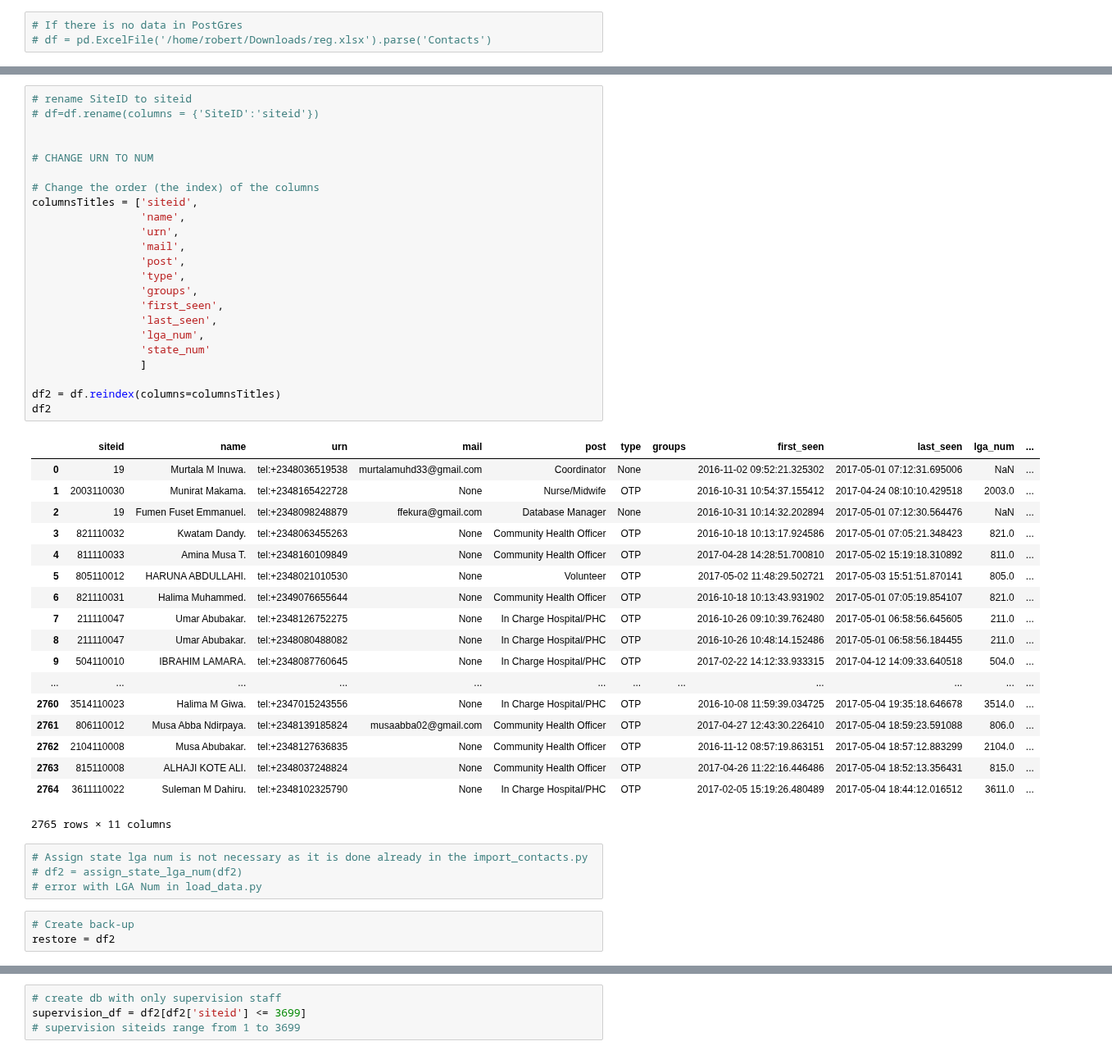
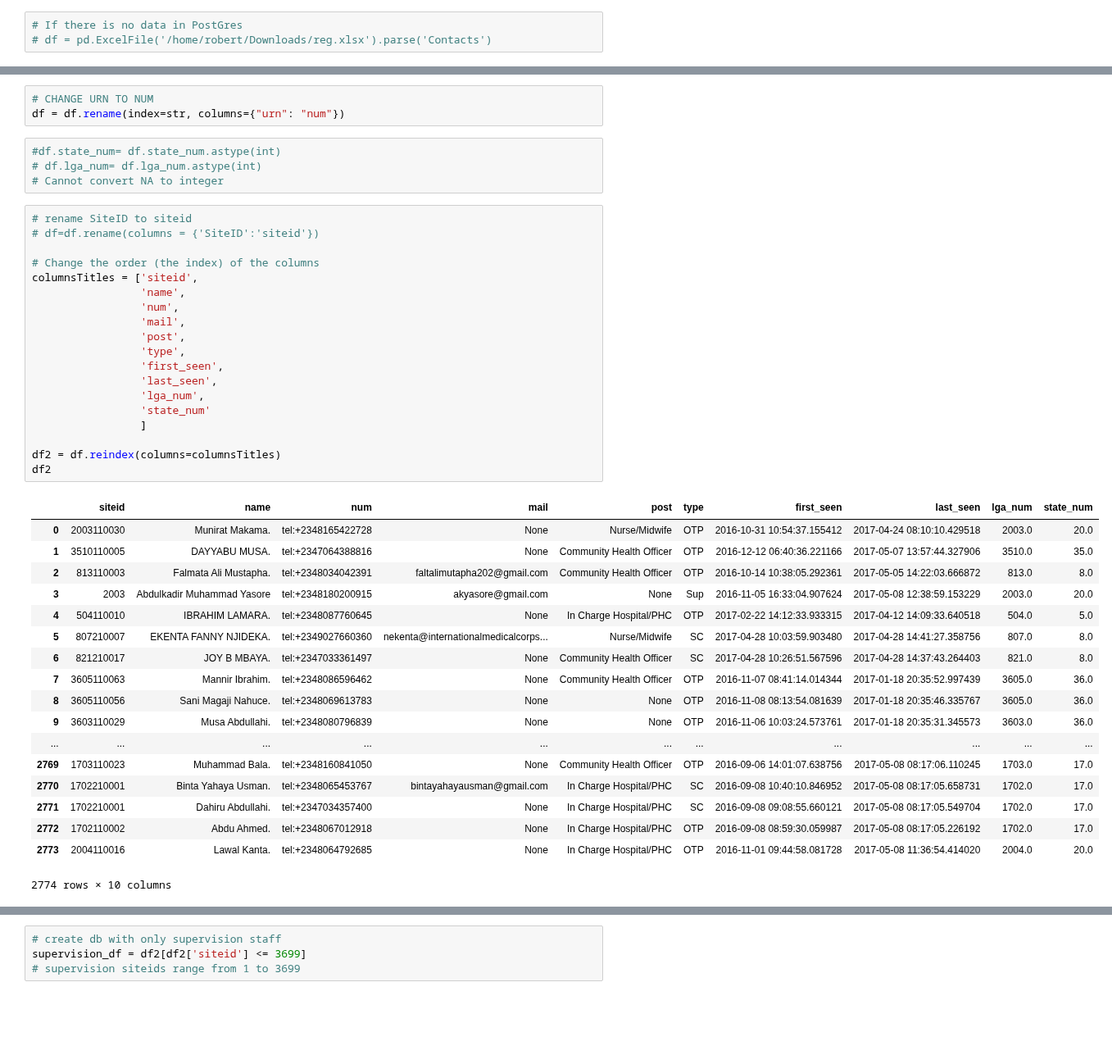
Before and after one commit to RobertJohnston/IMAM, a Jupyter notebook: IMAM Supervision database.ipynb, the cells around one changed output, grey strips where cells are left out. Shown at 82% size. Cells and saved outputs as stored; diff of their text form; blank space fills up the shorter version.

Commit message:
exporting IMAM supervision from import_contact.py

```diff
--- a/IMAM Supervision database.ipynb
+++ b/IMAM Supervision database.ipynb
@@ -77,49 +77,45 @@ rename_cols(df)
+# %%
+# CHANGE URN TO NUM
+df = df.rename(index=str, columns={"urn": "num"})
+# %%
+#df.state_num= df.state_num.astype(int)
+# df.lga_num= df.lga_num.astype(int)
+# Cannot convert NA to integer
 # %%
 # rename SiteID to siteid
 # df=df.rename(columns = {'SiteID':'siteid'})
 
-
-# CHANGE URN TO NUM
-
 # Change the order (the index) of the columns
 columnsTitles = ['siteid',
                  'name',
-                 'urn',
+                 'num',
                  'mail',
                  'post',
                  'type',
-                 'groups',
                  'first_seen',
                  'last_seen',
                  'lga_num',
                  'state_num'
                  ]
 
 df2 = df.reindex(columns=columnsTitles)
 df2
 # %% [output]
-|  | siteid | name | urn | mail | post | type | groups | first_seen | last_seen | lga_num | ... |
-| 0 | 19 | Murtala M Inuwa. | tel:+2348036519538 | murtalamuhd33@gmail.com | Coordinator | None |  | 2016-11-02 09:52:21.325302 | 2017-05-01 07:12:31.695006 | NaN | ... |
-| 1 | 2003110030 | Munirat Makama. | tel:+2348165422728 | None | Nurse/Midwife | OTP |  | 2016-10-31 10:54:37.155412 | 2017-04-24 08:10:10.429518 | 2003.0 | ... |
-| 2 | 19 | Fumen Fuset Emmanuel. | tel:+2348098248879 | ffekura@gmail.com | Database Manager | None |  | 2016-10-31 10:14:32.202894 | 2017-05-01 07:12:30.564476 | NaN | ... |
-| 3 | 821110032 | Kwatam Dandy. | tel:+2348063455263 | None | Community Health Officer | OTP |  | 2016-10-18 10:13:17.924586 | 2017-05-01 07:05:21.348423 | 821.0 | ... |
-| 4 | 811110033 | Amina Musa T. | tel:+2348160109849 | None | Community Health Officer | OTP |  | 2017-04-28 14:28:51.700810 | 2017-05-02 15:19:18.310892 | 811.0 | ... |
-| 5 | 805110012 | HARUNA ABDULLAHI. | tel:+2348021010530 | None | Volunteer | OTP |  | 2017-05-02 11:48:29.502721 | 2017-05-03 15:51:51.870141 | 805.0 | ... |
-| 6 | 821110031 | Halima Muhammed. | tel:+2349076655644 | None | Community Health Officer | OTP |  | 2016-10-18 10:13:43.931902 | 2017-05-01 07:05:19.854107 | 821.0 | ... |
-| 7 | 211110047 | Umar Abubakar. | tel:+2348126752275 | None | In Charge Hospital/PHC | OTP |  | 2016-10-26 09:10:39.762480 | 2017-05-01 06:58:56.645605 | 211.0 | ... |
-| 8 | 211110047 | Umar Abubakar. | tel:+2348080488082 | None | In Charge Hospital/PHC | OTP |  | 2016-10-26 10:48:14.152486 | 2017-05-01 06:58:56.184455 | 211.0 | ... |
-| 9 | 504110010 | IBRAHIM LAMARA. | tel:+2348087760645 | None | In Charge Hospital/PHC | OTP |  | 2017-02-22 14:12:33.933315 | 2017-04-12 14:09:33.640518 | 504.0 | ... |
-| ... | ... | ... | ... | ... | ... | ... | ... | ... | ... | ... | ... |
-| 2760 | 3514110023 | Halima M Giwa. | tel:+2347015243556 | None | In Charge Hospital/PHC | OTP |  | 2016-10-08 11:59:39.034725 | 2017-05-04 19:35:18.646678 | 3514.0 | ... |
-| 2761 | 806110012 | Musa Abba Ndirpaya. | tel:+2348139185824 | musaabba02@gmail.com | Community Health Officer | OTP |  | 2017-04-27 12:43:30.226410 | 2017-05-04 18:59:23.591088 | 806.0 | ... |
-| 2762 | 2104110008 | Musa Abubakar. | tel:+2348127636835 | None | Community Health Officer | OTP |  | 2016-11-12 08:57:19.863151 | 2017-05-04 18:57:12.883299 | 2104.0 | ... |
-| 2763 | 815110008 | ALHAJI KOTE ALI. | tel:+2348037248824 | None | Community Health Officer | OTP |  | 2017-04-26 11:22:16.446486 | 2017-05-04 18:52:13.356431 | 815.0 | ... |
-| 2764 | 3611110022 | Suleman M Dahiru. | tel:+2348102325790 | None | In Charge Hospital/PHC | OTP |  | 2017-02-05 15:19:26.480489 | 2017-05-04 18:44:12.016512 | 3611.0 | ... |
+|  | siteid | name | num | mail | post | type | first_seen | last_seen | lga_num | state_num |
+| 0 | 2003110030 | Munirat Makama. | tel:+2348165422728 | None | Nurse/Midwife | OTP | 2016-10-31 10:54:37.155412 | 2017-04-24 08:10:10.429518 | 2003.0 | 20.0 |
+| 1 | 3510110005 | DAYYABU MUSA. | tel:+2347064388816 | None | Community Health Officer | OTP | 2016-12-12 06:40:36.221166 | 2017-05-07 13:57:44.327906 | 3510.0 | 35.0 |
+| 2 | 813110003 | Falmata Ali Mustapha. | tel:+2348034042391 | faltalimutapha202@gmail.com | Community Health Officer | OTP | 2016-10-14 10:38:05.292361 | 2017-05-05 14:22:03.666872 | 813.0 | 8.0 |
+| 3 | 2003 | Abdulkadir Muhammad Yasore | tel:+2348180200915 | akyasore@gmail.com | None | Sup | 2016-11-05 16:33:04.907624 | 2017-05-08 12:38:59.153229 | 2003.0 | 20.0 |
+| 4 | 504110010 | IBRAHIM LAMARA. | tel:+2348087760645 | None | In Charge Hospital/PHC | OTP | 2017-02-22 14:12:33.933315 | 2017-04-12 14:09:33.640518 | 504.0 | 5.0 |
+| 5 | 807210007 | EKENTA FANNY NJIDEKA. | tel:+2349027660360 | nekenta@internationalmedicalcorps... | Nurse/Midwife | SC | 2017-04-28 10:03:59.903480 | 2017-04-28 14:41:27.358756 | 807.0 | 8.0 |
+| 6 | 821210017 | JOY B MBAYA. | tel:+2347033361497 | None | Community Health Officer | SC | 2017-04-28 10:26:51.567596 | 2017-04-28 14:37:43.264403 | 821.0 | 8.0 |
+| 7 | 3605110063 | Mannir Ibrahim. | tel:+2348086596462 | None | Community Health Officer | OTP | 2016-11-07 08:41:14.014344 | 2017-01-18 20:35:52.997439 | 3605.0 | 36.0 |
+| 8 | 3605110056 | Sani Magaji Nahuce. | tel:+2348069613783 | None | None | OTP | 2016-11-08 08:13:54.081639 | 2017-01-18 20:35:46.335767 | 3605.0 | 36.0 |
+| 9 | 3603110029 | Musa Abdullahi. | tel:+2348080796839 | None | None | OTP | 2016-11-06 10:03:24.573761 | 2017-01-18 20:35:31.345573 | 3603.0 | 36.0 |
+| ... | ... | ... | ... | ... | ... | ... | ... | ... | ... | ... |
+| 2769 | 1703110023 | Muhammad Bala. | tel:+2348160841050 | None | Community Health Officer | OTP | 2016-09-06 14:01:07.638756 | 2017-05-08 08:17:06.110245 | 1703.0 | 17.0 |
+| 2770 | 1702210001 | Binta Yahaya Usman. | tel:+2348065453767 | bintayahayausman@gmail.com | In Charge Hospital/PHC | SC | 2016-09-08 10:40:10.846952 | 2017-05-08 08:17:05.658731 | 1702.0 | 17.0 |
+| 2771 | 1702210001 | Dahiru Abdullahi. | tel:+2347034357400 | None | In Charge Hospital/PHC | SC | 2016-09-08 09:08:55.660121 | 2017-05-08 08:17:05.549704 | 1702.0 | 17.0 |
+| 2772 | 1702110002 | Abdu Ahmed. | tel:+2348067012918 | None | In Charge Hospital/PHC | OTP | 2016-09-08 08:59:30.059987 | 2017-05-08 08:17:05.226192 | 1702.0 | 17.0 |
+| 2773 | 2004110016 | Lawal Kanta. | tel:+2348064792685 | None | In Charge Hospital/PHC | OTP | 2016-11-01 09:44:58.081728 | 2017-05-08 11:36:54.414020 | 2004.0 | 20.0 |
-2765 rows × 11 columns
+2774 rows × 10 columns
-# %%
-# Assign state lga num is not necessary as it is done already in the import_contacts.py
-# df2 = assign_state_lga_num(df2)
-# error with LGA Num in load_data.py
-# %%
-# Create back-up
-restore = df2
```
Also changed, not shown: parts of 72 cells of this notebook.
